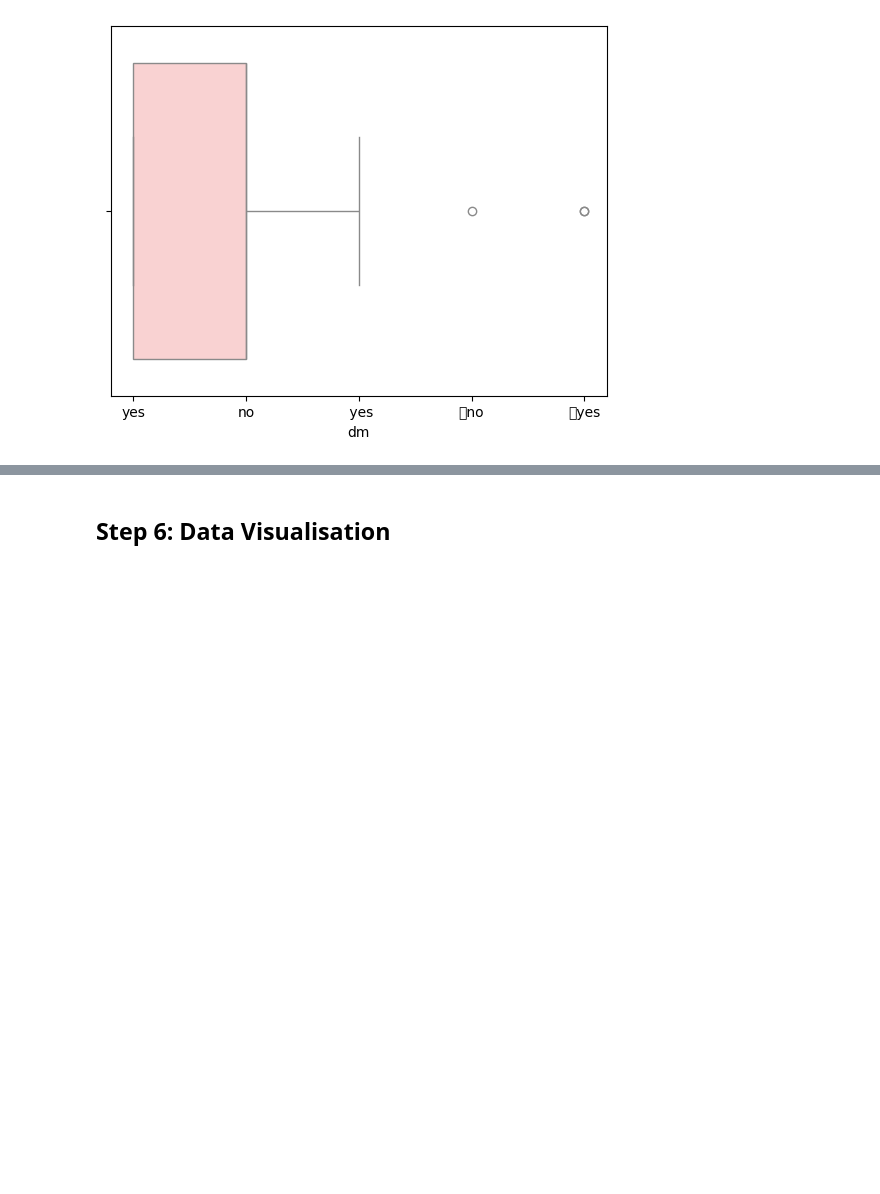
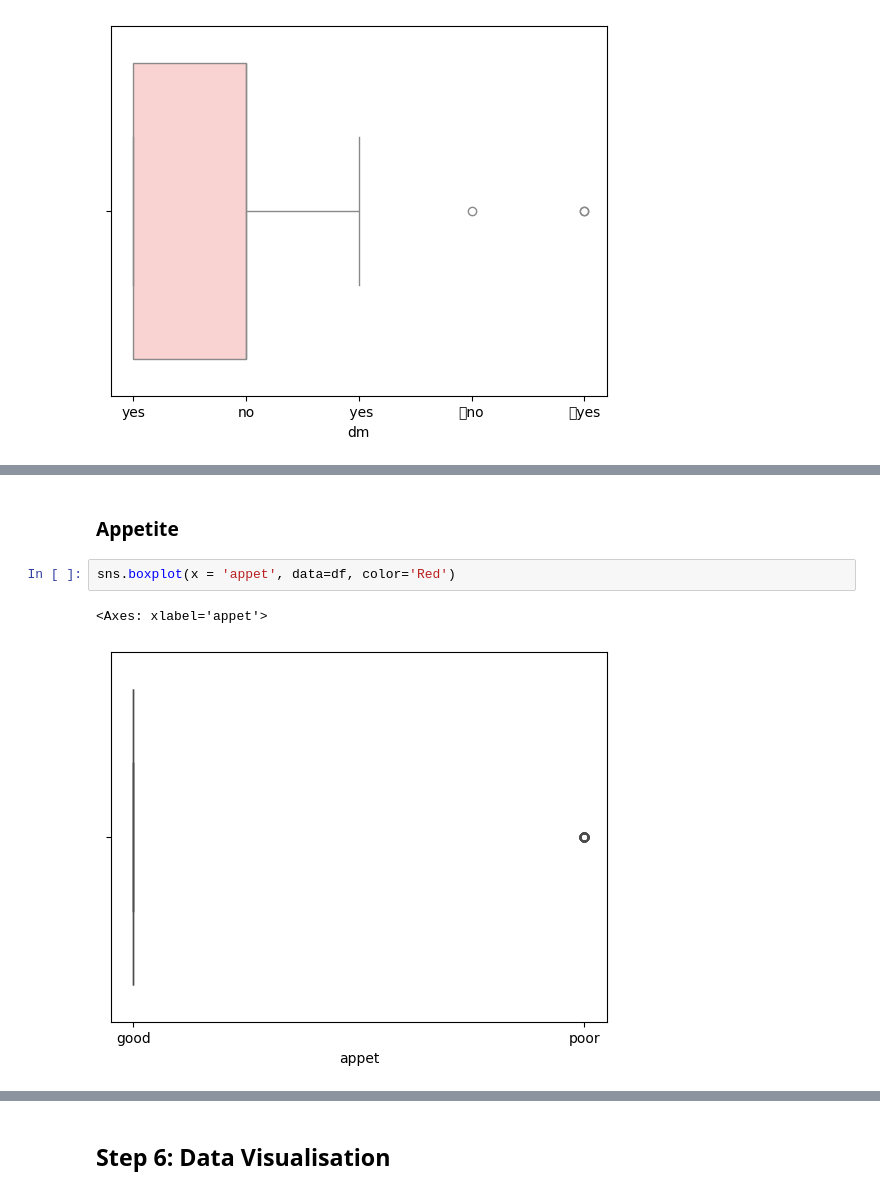
Before and after one commit to SimranS22/Kidney-Disease-Prediction-Model, a Jupyter notebook: Notebook/Kidney-disease-prediction-model.ipynb, the cells around one changed output, grey strips where cells are left out. Drawn from its saved outputs; the diff is of its cells as text; blank space fills up the shorter version.

```diff
--- a/Notebook/Kidney-disease-prediction-model.ipynb
+++ b/Notebook/Kidney-disease-prediction-model.ipynb
@@ -298,0 +306,7 @@ sns.boxplot(x = 'dm', data=df, color='#ffcccc')
+# %% [markdown]
+### Appetite
+# %%
+sns.boxplot(x = 'appet', data=df, color='Red')
+# %% [output]
+<Axes: xlabel='appet'>
+[figure, added]
```
Also changed, not shown: parts of 8 cells of this notebook.
